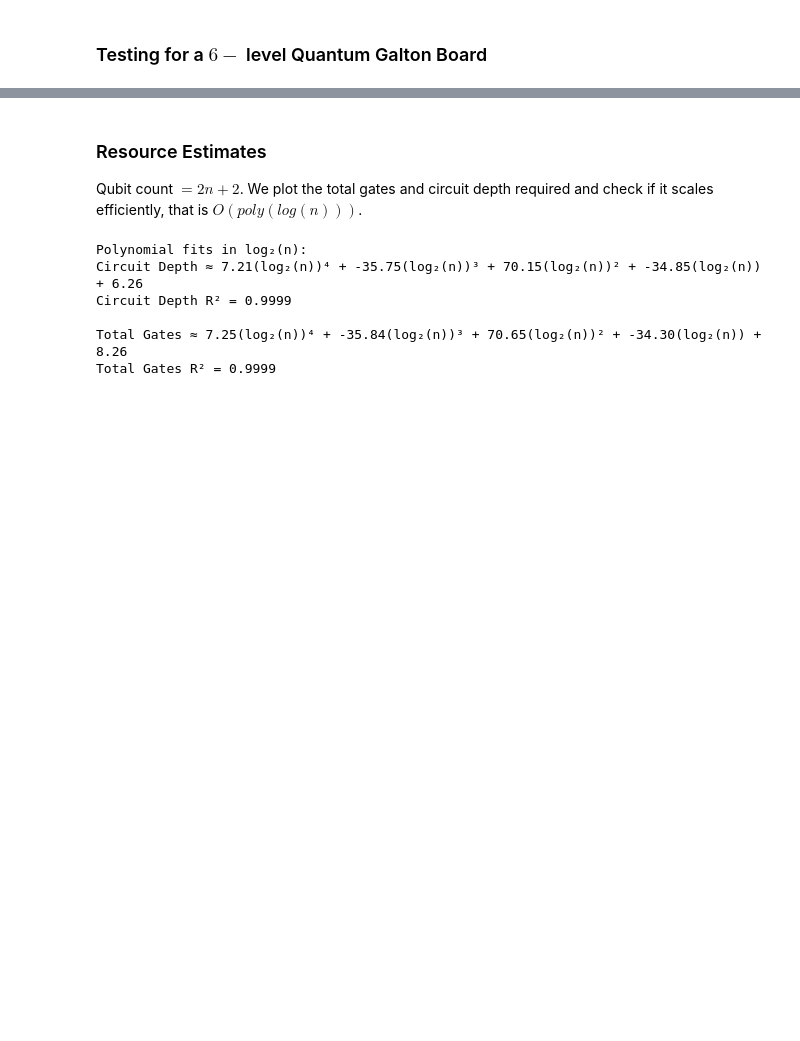
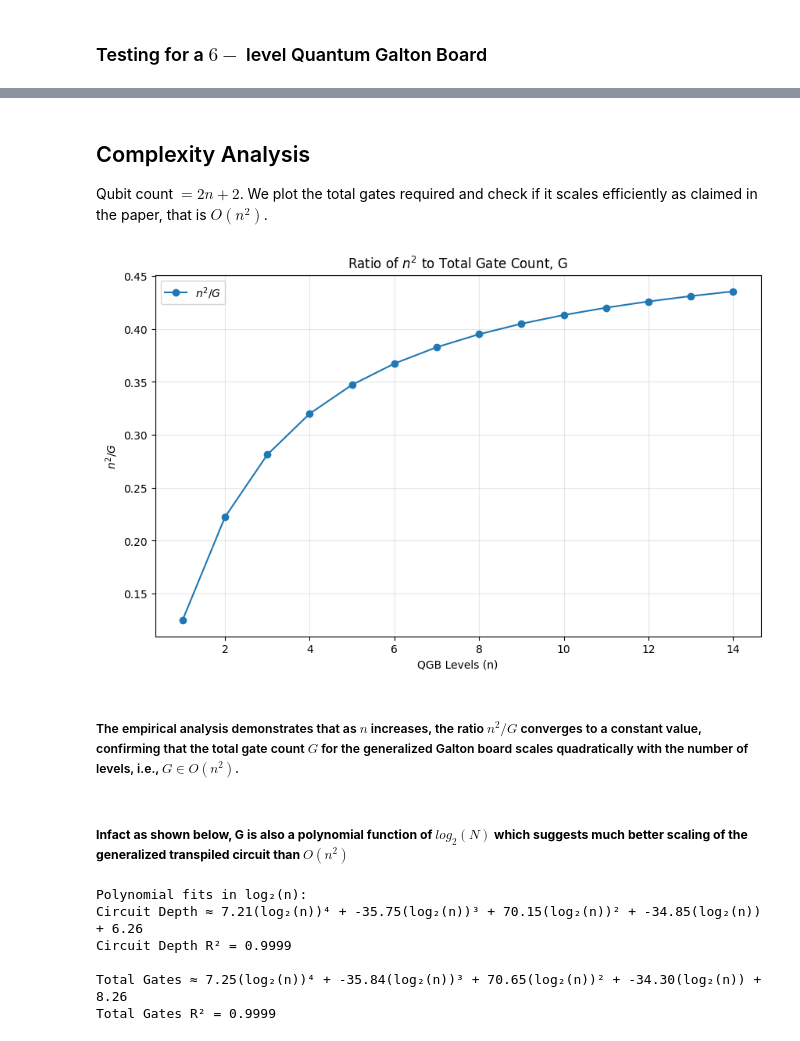
Before and after one commit to virajd98/Q-Plinkers, a Jupyter notebook: Generalized_Galton_Board.ipynb, the cells around one changed output, grey strips where cells are left out. Cells and saved outputs as stored; diff of their text form; code cells hidden in the pictures; blank space fills up the shorter version.

```diff
--- a/Generalized_Galton_Board.ipynb
+++ b/Generalized_Galton_Board.ipynb
@@ -222,7 +228,41 @@ Block Size 20: Best-fit Normal Distribution: mean = 50.08, std = 4.99
 # %% [markdown]
-### Resource Estimates
+## Complexity Analysis
 
-Qubit count $= 2n+2$. We plot the total gates and circuit depth required and check if it scales efficiently, that is $O(poly(log(n)))$.
+Qubit count $= 2n+2$. We plot the total gates required and check if it scales efficiently as claimed in the paper, that is $O(n^2)$.
+# %%
+N = []
+total_gates = []
+for n in range(1, 15):
+    qc = galton_box_shifted(n, HGate(), draw=False)
+    backend = AerSimulator()
+    compiled = transpile(qc, backend, optimization_level=3)
+    total_gate = sum(compiled.count_ops().values())
+    N.append(n)
+    total_gates.append(total_gate)
+
+N_array = np.array(N)
+total_gates_array = np.array(total_gates)
+
+# Calculate the ratio n^2 / Total Gate Count
+ratio_n2_gates = (N_array ** 2) / total_gates_array
+
+# Create and display the plot
+fig, ax = plt.subplots(figsize=(10, 6))
+ax.set_xlabel('QGB Levels (n)')
+ax.set_ylabel(r'$n^2 / G$')
+ax.plot(N, ratio_n2_gates, 'o-', label=r'$n^2 / G$')
+ax.set_title(r'Ratio of $n^2$ to Total Gate Count, G')
+ax.grid(True, alpha=0.3)
+ax.legend()
+plt.show()
+# %% [output]
+[figure, added]
+# %% [markdown]
+
+
+##### The empirical analysis demonstrates that as $n$ increases, the ratio $n^2/G$ converges to a constant value, confirming that the total gate count $G$ for the generalized Galton board scales quadratically with the number of levels, i.e., $G \in O(n^2)$.
+# %% [markdown]
+##### **Infact as shown below, G is also a polynomial function of $log_2(N)$ which suggests much better scaling of the generalized transpiled circuit than $O(n^2)$**
 # %%
 N = []
 circuit_depths = []
```
Also changed, not shown: parts of 19 cells of this notebook, 2 other files.
